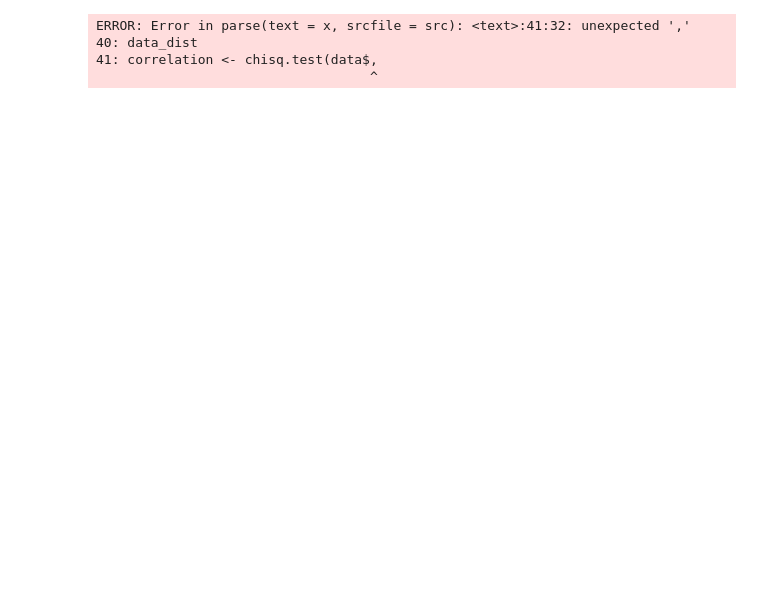
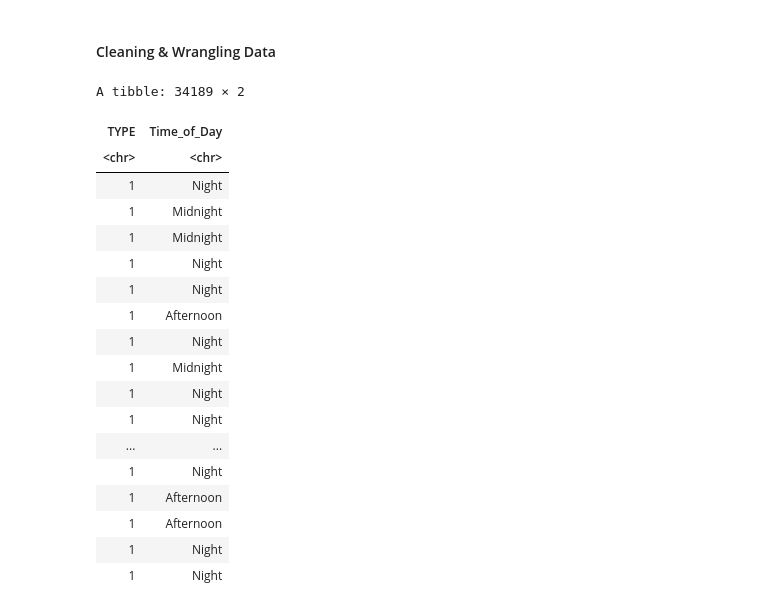
Before and after one commit to saucedo111/Crime-Severity-and-Time-of-Day, a Jupyter notebook: proposal.ipynb, the cells around one changed output. Drawn from its saved outputs; the diff is of its cells as text; code cells hidden in the pictures; blank space fills up the shorter version.

```diff
--- a/proposal.ipynb
+++ b/proposal.ipynb
@@ -1,48 +60,49 @@
+# %% [markdown]
+#### Cleaning & Wrangling Data
 # %%
-library(tidyverse)
-library(broom)
-library(repr)
-library(digest)
-library(infer)
-library(gridExtra)
-
-data <- read_csv("crimedata_csv_AllNeighbourhoods_2022.csv")
 # Type is servrity of crimes, categorical variable
 # mischief and theft(all) 1
 # break and enter 2
 # offense against a person/Vehicle Collision or Pedestrian Struck (with Injury)/homicide/Vehicle Collision or Pedestrian Struck (with Fatality)  3
 
 
 # Time_of_Day is period during 24 hours, categorical variable
 # 0-6 hour midnight
 # 6-12 morning
 # 12-18 afternoon
 # 18-24 night
 
 for(i in 1:length(data$TYPE)){
   if(data$TYPE[i] %in% c("Mischief", "Other Theft", "Theft from Vehicle", "Theft of Bicycle", "Theft of Vehicle")) {data$TYPE[i] = 1}
   if(data$TYPE[i] %in% c("Break and Enter Commercial", "Break and Enter Residential/Other")) {data$TYPE[i] = 2}
   if(data$TYPE[i] %in% c("Offence Against a Person", "Vehicle Collision or Pedestrian Struck (with Injury)","Homicide", "Vehicle Collision or Pedestrian Struck (with Fatality)")) {data$TYPE[i] = 3}
   if(data$HOUR[i] %in% c(0,1,2,3,4,5,6)) {data$HOUR[i] = "Midnight"}
   if(data$HOUR[i] %in% c(7,8,9,10,11,12)) {data$HOUR[i] = "Morning"}
   if(data$HOUR[i] %in% c(13,14,15,16,17,18)) {data$HOUR[i] = "Afternoon"}
   if(data$HOUR[i] %in% c(18,19,20,21,22,23,24)) {data$HOUR[i] = "Night"}
 }
 
-# 0-6 hour midnight
-# 6-12 morning
-# 12-18 afternoon
-# 18-24 night
-
-
 data <- data %>% rename(Time_of_Day = HOUR)
 data <- data %>% select(TYPE,Time_of_Day)
-data_dist <- mosaicplot(Time_of_Day~TYPE,data=data,col=c("Green","Blue", "Red"))
-data_dist
-correlation <- chisq.test(data$Time_of_Day, data$TYPE)
-correlation
+
+data
 # %% [output]
-ERROR: Error in parse(text = x, srcfile = src): <text>:41:32: unexpected ','
-40: data_dist
-41: correlation <- chisq.test(data$,
-                                   ^
+A tibble: 34189 × 2
+| TYPE | Time_of_Day |
+| <chr> | <chr> |
+| 1 | Night |
+| 1 | Midnight |
+| 1 | Midnight |
+| 1 | Night |
+| 1 | Night |
+| 1 | Afternoon |
+| 1 | Night |
+| 1 | Midnight |
+| 1 | Night |
+| 1 | Night |
+| ... | ... |
+| 1 | Night |
+| 1 | Afternoon |
+| 1 | Afternoon |
+| 1 | Night |
+| 1 | Night |
```
Also changed, not shown: parts of 14 cells of this notebook.
